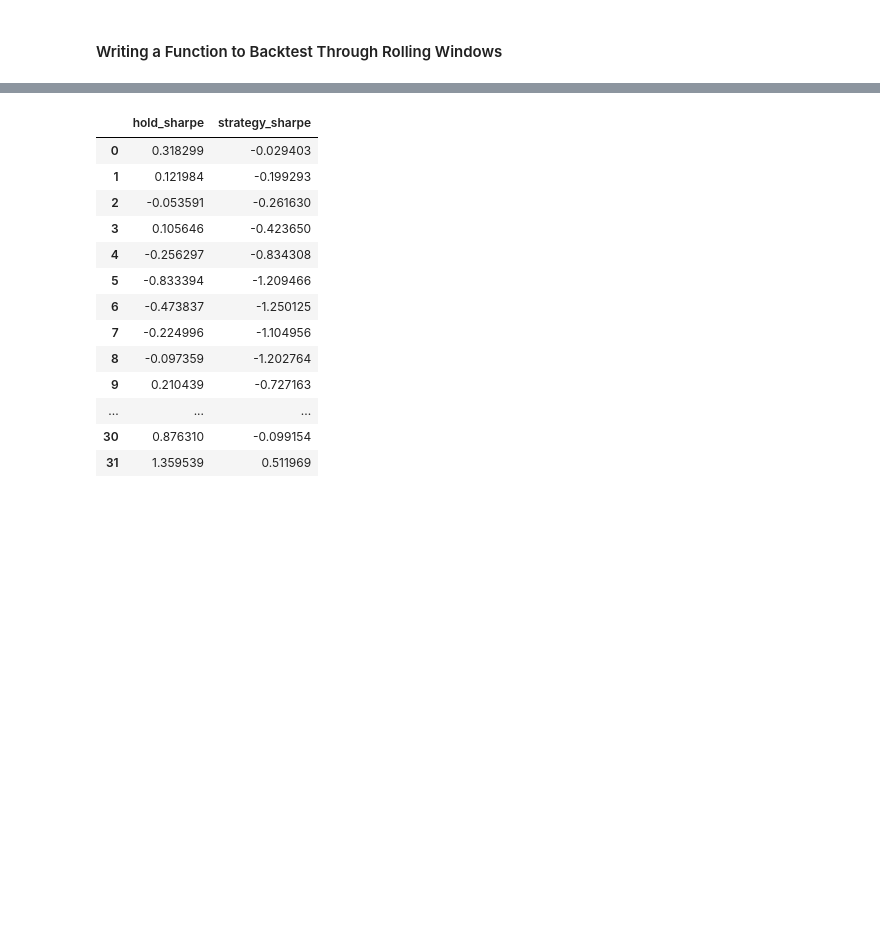
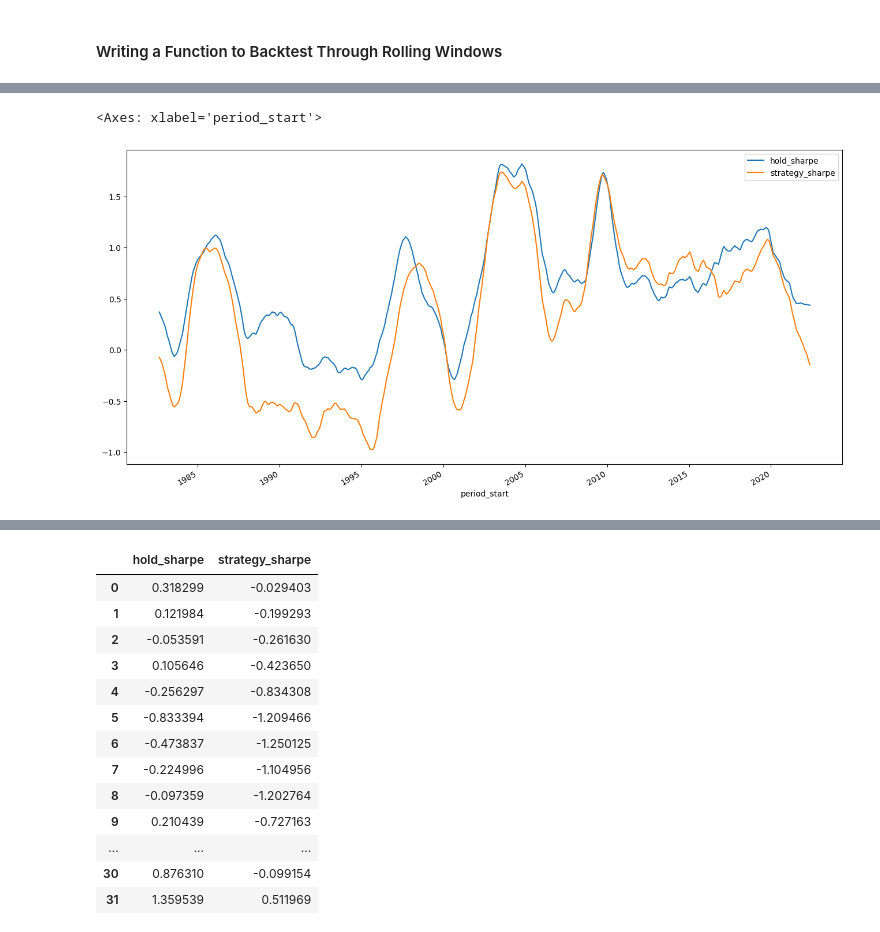
Before and after one commit to JamieW365/trading_algos, a Jupyter notebook: notebooks/moving_average_crossover.ipynb, the cells around one changed output, grey strips where cells are left out. Drawn from its saved outputs; the diff is of its cells as text; code cells hidden in the pictures; blank space fills up the shorter version.

```diff
--- a/notebooks/moving_average_crossover.ipynb
+++ b/notebooks/moving_average_crossover.ipynb
@@ -635,0 +645,5 @@ df_rolling_backtest
+# %%
+df_rolling_backtest[['hold_sharpe', 'strategy_sharpe']].rolling(12).mean().plot(figsize=(16,8))
+# %% [output]
+<Axes: xlabel='period_start'>
+[figure, added]
```
Also changed, not shown: parts of 28 cells of this notebook.
